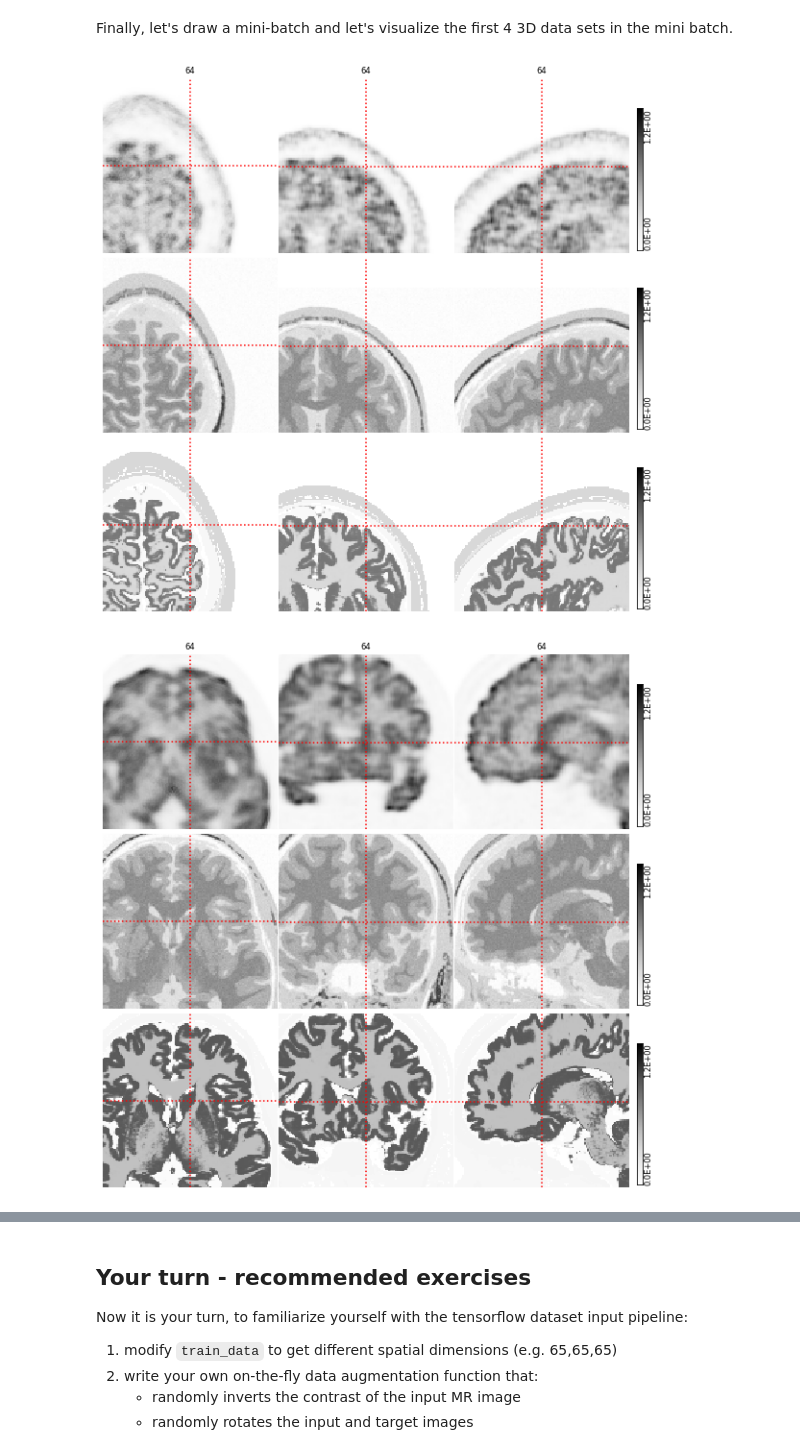
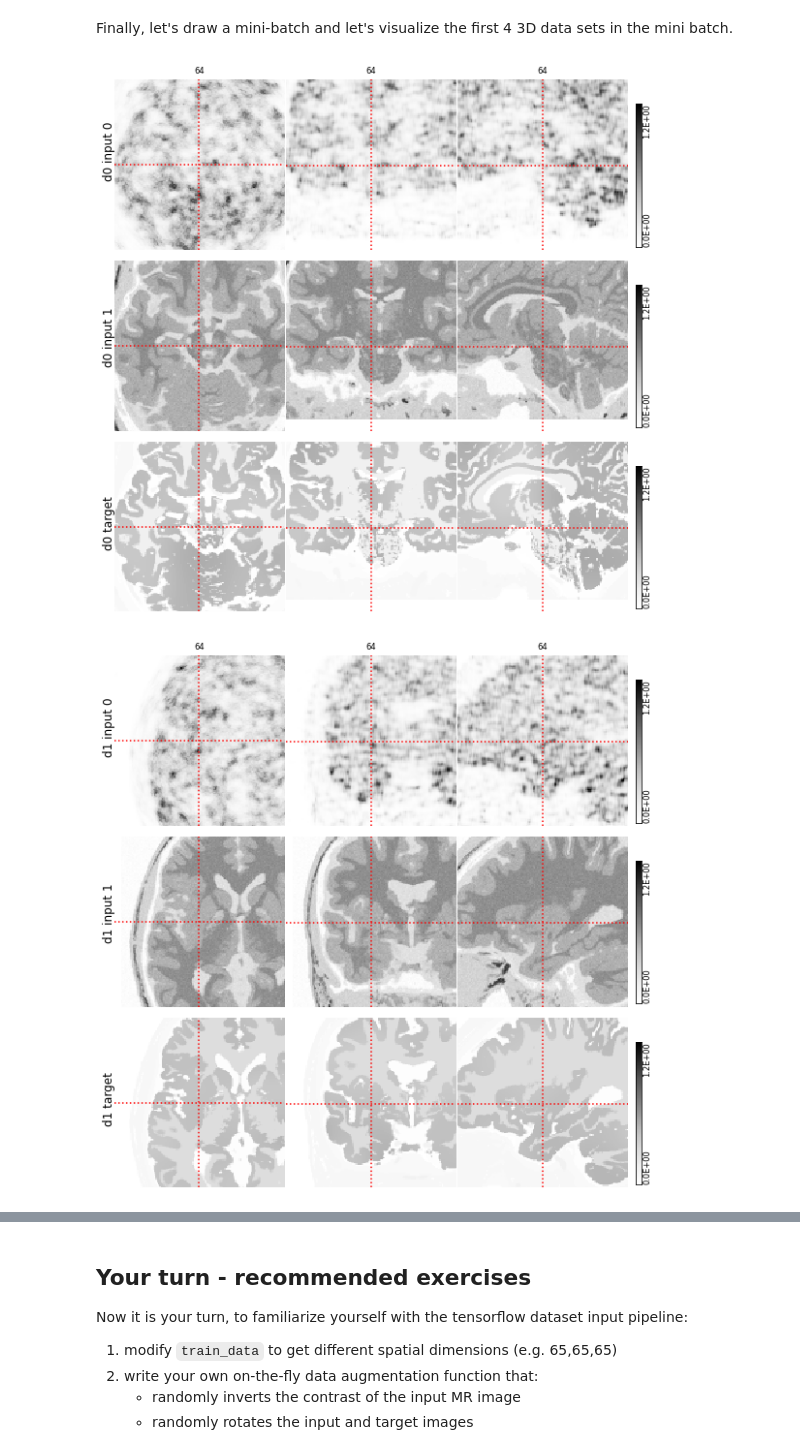
Before and after one commit to gschramm/pyapetnet, a Jupyter notebook: notebooks/02_tf_data.ipynb, the cells around one changed output, grey strips where cells are left out. Cells and saved outputs as stored; diff of their text form; code cells hidden in the pictures.

Commit message:
use updated example data structure

```diff
--- a/notebooks/02_tf_data.ipynb
+++ b/notebooks/02_tf_data.ipynb
@@ -23,7 +23,7 @@ import pathlib
 Make sure that the simulated brainweb PET/MR data sets were downloaded and that the main data path in the cell below is correct. Let's first find all data directories
 # %%
 # directory containing the simulated brain web data sets
-data_dir = pathlib.Path('../data/training_data/brainweb')
+data_dir = pathlib.Path('../data/training_data/brainweb/export')
 batch_size = 10
 
 # get all the subjects paths
@@ -43,15 +43,15 @@ def load_nii_in_lps(fname):
 # %% [markdown]
 Let's define another helper function that loads all 3 nifiti volumes of a data set and that also already performs an intensity normalization. For the latter, we divide both PET images by the 99.99 percentile of the OSEM volume, and the T1 MR by its 99.99 percentile. We could also divide by the maximum value, but the 99.99 percentile is more robust when working with noisy images.
 # %%
-def load_data_set(subject_path, scan_id = 0):
+def load_data_set(subject_path, sim = 0, counts = 1e7):
 
   # get the subject number from the path
   data_id = int(subject_path.parts[-1][-2:])
 
   # setup the file names
-  mr_file   = pathlib.Path(subject_path) / 't1.nii'
-  osem_file = pathlib.Path(subject_path) / f'osem_psf_3_5_{data_id}00{scan_id}.nii'
-  target_file = pathlib.Path(subject_path) / f'pet_{data_id}00{scan_id}.nii'
+  mr_file   = pathlib.Path(subject_path) / 't1.nii.gz'
+  osem_file = pathlib.Path(subject_path) / f'sim_{sim}' / f'osem_psf_counts_{counts:0.1E}.nii.gz'
+  target_file = pathlib.Path(subject_path) / f'sim_{sim}' / 'true_pet.nii.gz'
 
   # load nifti files in RAS orientation
   mr, mr_aff = load_nii_in_lps(mr_file)
@@ -78,7 +78,7 @@ target_vols = []
 for subject_path in subject_paths:
   print(f'loading {subject_path}')
 
-  data = load_data_set(subject_path, scan_id = 0)
+  data = load_data_set(subject_path, sim = 0, counts = 1e7)
 
   osem_vols.append(data[0])
   t1_vols.append(data[1])
@@ -157,9 +144,9 @@ x_batch, y_batch = list(train_dataset.take(1))[0]
 # %%
 import pymirc.viewer as pv
 for i in range(4):
   vi = pv.ThreeAxisViewer([x_batch[i,...,0].numpy().squeeze(), x_batch[i,...,1].numpy().squeeze(),
                            y_batch[i,...,0].numpy().squeeze()],
-                           imshow_kwargs = {'vmin':0,'vmax':1.2})
+                           imshow_kwargs = {'vmin':0,'vmax':1.2}, rowlabels = [f'd{i} input 0', f'd{i} input 1', f'd{i} target'])
 # %% [output]
-[figure, old version]
+[figure, new version]
-[figure, old version]
+[figure, new version]
```
Also changed, not shown: parts of 2 cells of this notebook.
